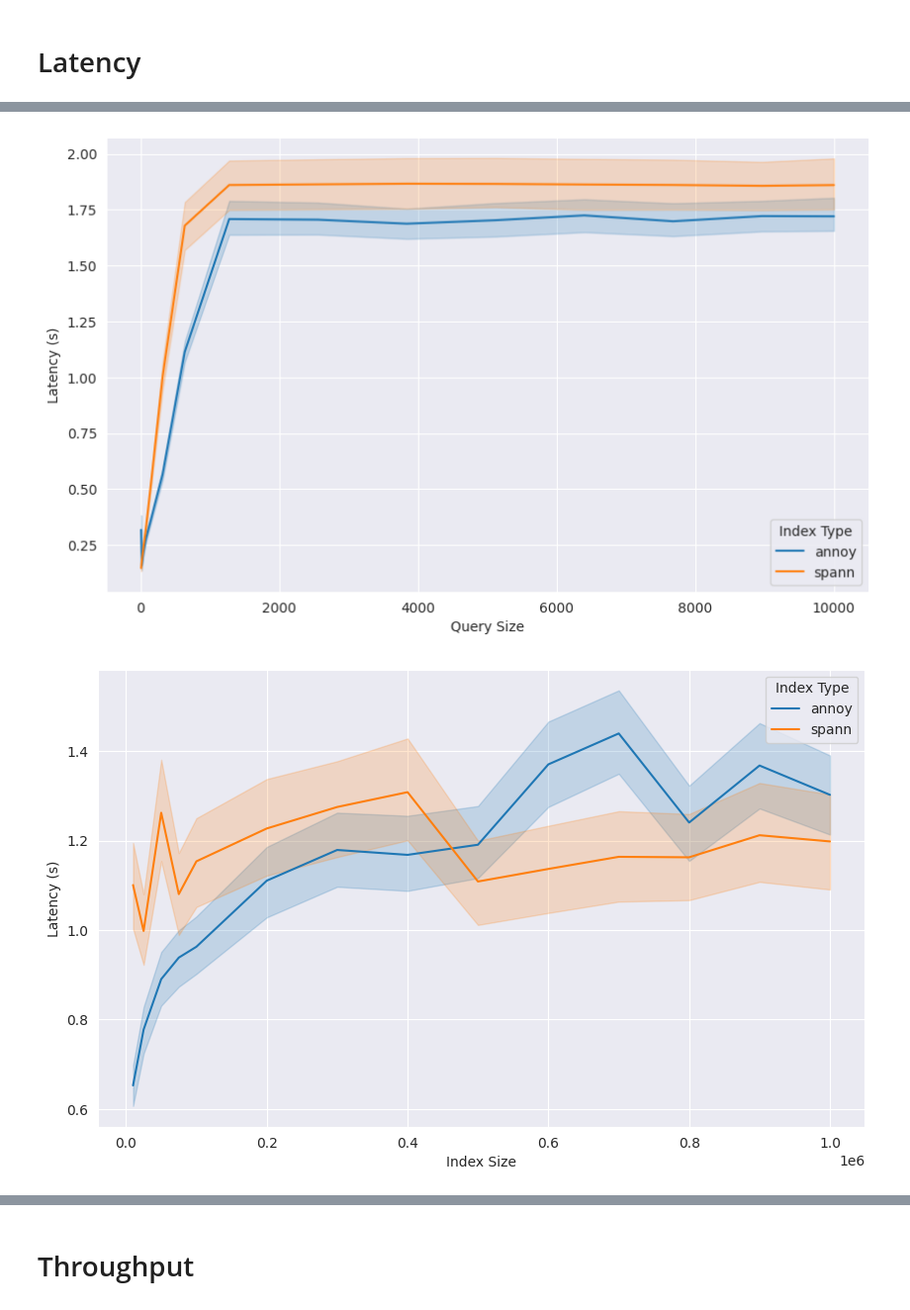
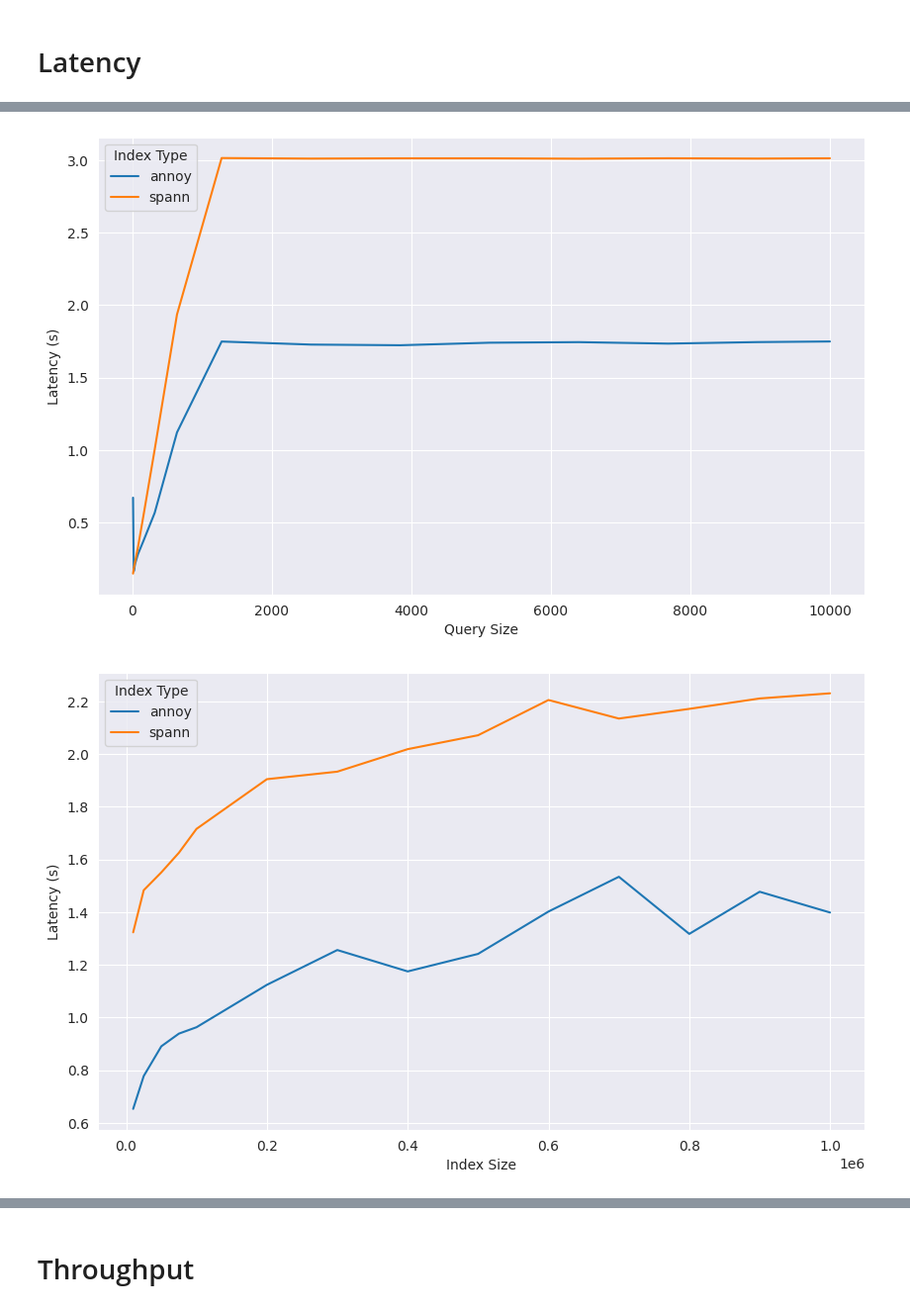
Before and after one commit to Santius0/microvecdb, a Jupyter notebook: python/benchmark/results.ipynb, the cells around one changed output, grey strips where cells are left out. Shown at 99% size. Saved outputs shown, nothing was run; the diff lists cells and outputs as text; code cells hidden in the pictures.

```diff
--- a/python/benchmark/results.ipynb
+++ b/python/benchmark/results.ipynb
@@ -2,41 +2,11 @@
 import pandas as pd
 import matplotlib.pyplot as plt
 import seaborn as sns
-import numpy as np
 from sklearn.preprocessing import MinMaxScaler
 
-intel_file = './results/results.csv'
-results_file = './results/jetson/results.csv'
-df = pd.read_csv(results_file)
-df_intel = pd.read_csv(intel_file)
-# df_intel = df_intel[df_intel['index_size'] == 10000]
+data_file = './results/results.csv'
 
-df['throughput'] = df['query_size'] / df['latency_(s)']
-df_intel['throughput'] = df_intel['query_size'] / df_intel['latency_(s)']
-
-# diff = df['latency_(s)'] - df_intel['latency_(s)']
-# diff.mean()
-# df[df['index_type'] == 'spann'].head()
+df = pd.read_csv(data_file)
-# %%
-Q1 = df['latency_(s)'].quantile(0.25)
-Q3 = df['latency_(s)'].quantile(0.75)
-
-IQR = Q3 - Q1
-
-lower_bound = Q1 - 1.5 * IQR
-upper_bound = Q3 + 1.5 * IQR
-
-df = df[(df['latency_(s)'] >= lower_bound) & (df['latency_(s)'] <= upper_bound)]
-
-Q1 = df_intel['latency_(s)'].quantile(0.25)
-Q3 = df_intel['latency_(s)'].quantile(0.75)
-
-IQR = Q3 - Q1
-
-lower_bound = Q1 - 1.5 * IQR
-upper_bound = Q3 + 1.5 * IQR
-
-df_intel = df_intel[(df_intel['latency_(s)'] >= lower_bound) & (df_intel['latency_(s)'] <= upper_bound)]
 # %%
 df.describe()
 # %% [output]
@@ -55,7 +24,7 @@ df.describe()
 # %%
 # Latency Distribution
 plt.figure(figsize=(14, 8))
-sns.barplot(data=df_intel, x='dataset', y='latency_(s)', hue='index_type')
+sns.barplot(x='dataset', y='latency_(s)', hue='index_type', data=df)
 plt.xlabel('Dataset')
 plt.ylabel('Latency (s)')
 plt.legend(title='Index Type')
@@ -64,7 +33,7 @@ plt.show()
 
 # Latency vs Query Size
 plt.figure(figsize=(10, 6))
-sns.lineplot(x='query_size', y='latency_(s)', hue='index_type', data=df_intel)
+sns.lineplot(x='query_size', y='latency_(s)', hue='index_type', data=df.groupby(['query_size', 'index_type'])['latency_(s)'].mean().reset_index())
 plt.xlabel('Query Size')
 plt.ylabel('Latency (s)')
 plt.legend(title='Index Type')
@@ -73,7 +42,7 @@ plt.show()
 
 # Latency vs Index Size
 plt.figure(figsize=(10, 6))
-sns.lineplot(x='index_size', y='latency_(s)', hue='index_type', data=df_intel)
+sns.lineplot(x='index_size', y='latency_(s)', hue='index_type', data=df.groupby(['index_size', 'index_type'])['latency_(s)'].mean().reset_index())
 plt.xlabel('Index Size')
 plt.ylabel('Latency (s)')
 plt.legend(title='Index Type')
@@ -82,7 +51,7 @@ plt.show()
 
 # Latency vs Dimensions
 plt.figure(figsize=(10, 6))
-sns.lineplot(x='dims', y='latency_(s)', hue='index_type', data=df_intel)
+sns.lineplot(x='dims', y='latency_(s)', hue='index_type', data=df.groupby(['dims', 'index_type'])['latency_(s)'].mean().reset_index())
 plt.xlabel('Dimensions')
 plt.ylabel('Latency (s)')
 plt.legend(title='Index Type')
@@ -93,2 +62,2 @@ plt.show()
-[figure, old version]
+[figure, new version]
-[figure, old version]
+[figure, new version]
```
Also changed, not shown: parts of 15 cells of this notebook.
